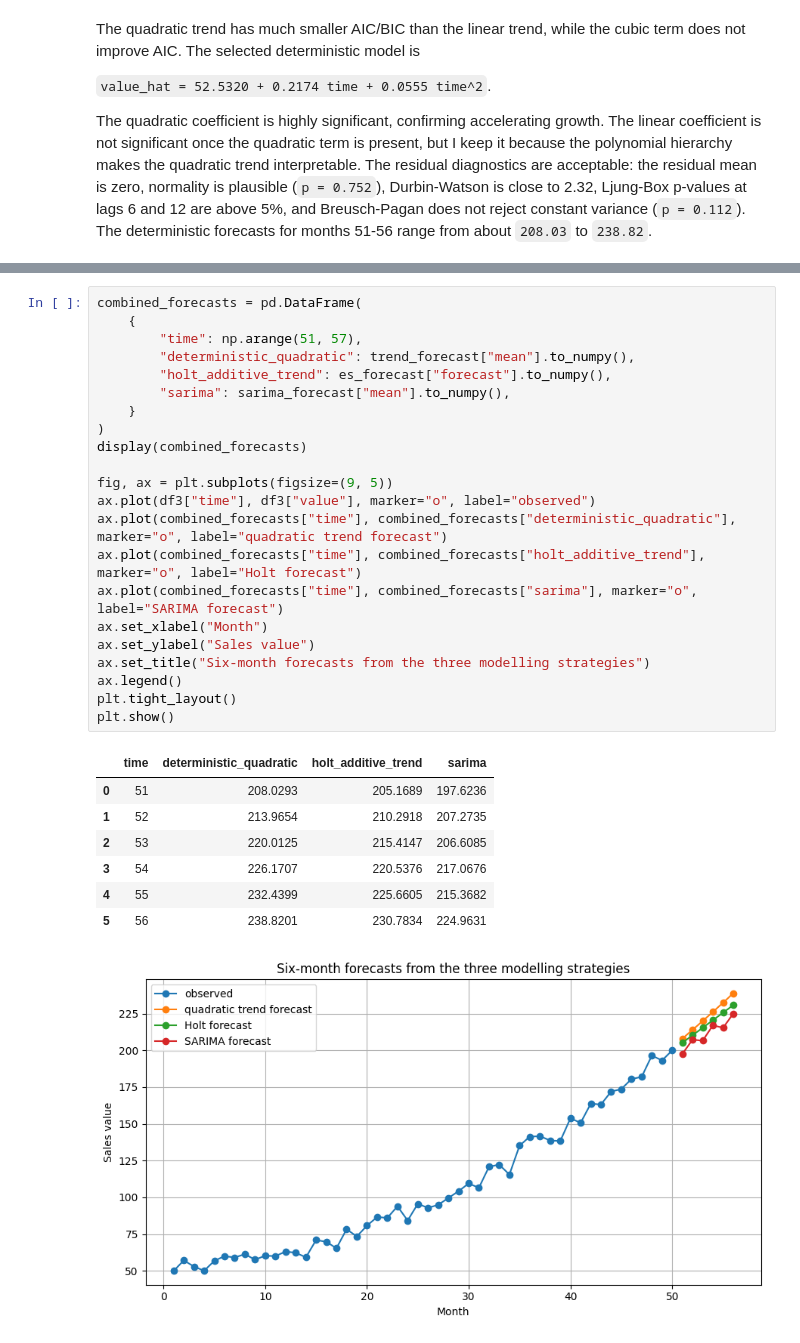
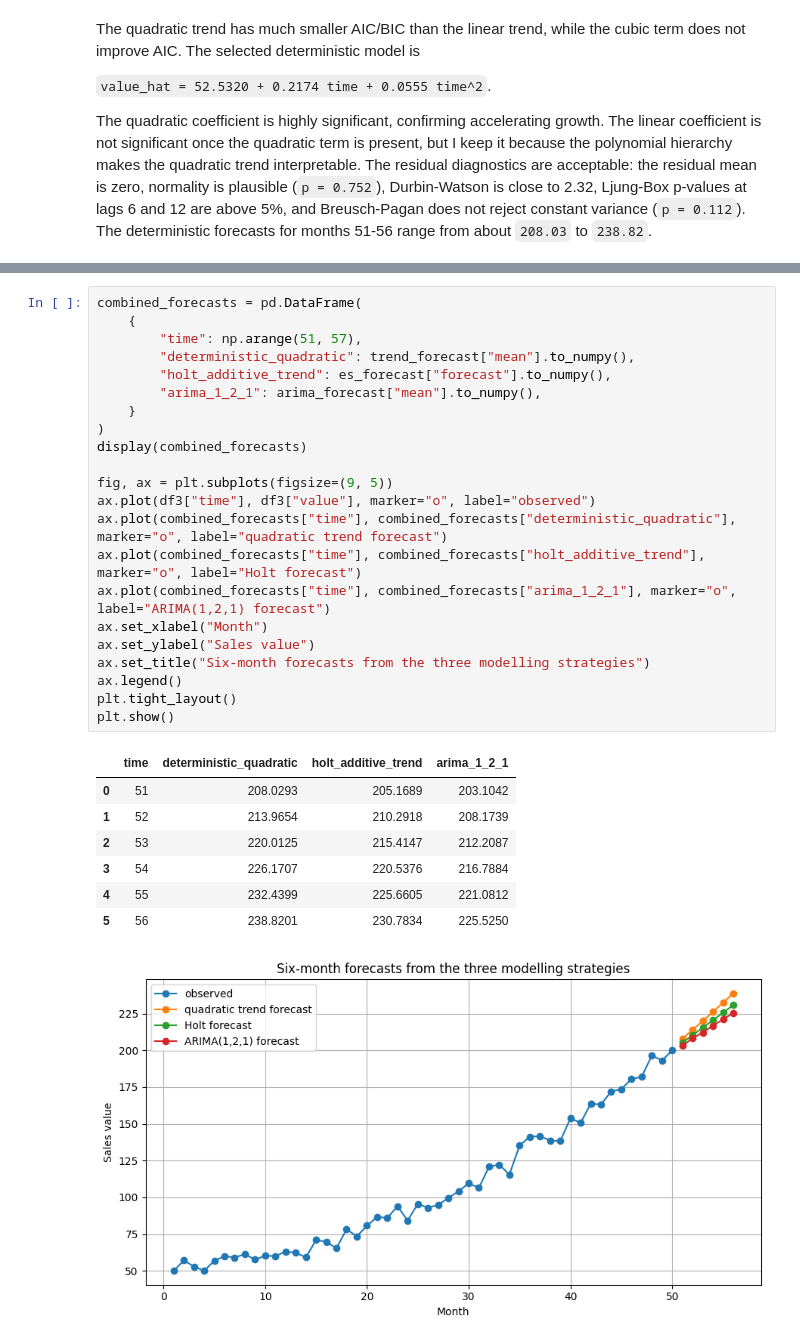
Before and after one commit to BlackLight54/MathStat-phd-assignment, a Jupyter notebook: Farkas_Martin_homework.ipynb, the cells around one changed output, grey strips where cells are left out. Cells and saved outputs as stored; diff of their text form.

```diff
--- a/assignment.ipynb
+++ b/Farkas_Martin_homework.ipynb
@@ -562,32 +542,32 @@ The nonseasonal MA coefficient is significant at 5% (`p = 0.0178`), while the se
 # %%
 combined_forecasts = pd.DataFrame(
     {
         "time": np.arange(51, 57),
         "deterministic_quadratic": trend_forecast["mean"].to_numpy(),
         "holt_additive_trend": es_forecast["forecast"].to_numpy(),
-        "sarima": sarima_forecast["mean"].to_numpy(),
+        "arima_1_2_1": arima_forecast["mean"].to_numpy(),
     }
 )
 display(combined_forecasts)
 
 fig, ax = plt.subplots(figsize=(9, 5))
 ax.plot(df3["time"], df3["value"], marker="o", label="observed")
 ax.plot(combined_forecasts["time"], combined_forecasts["deterministic_quadratic"], marker="o", label="quadratic trend forecast")
 ax.plot(combined_forecasts["time"], combined_forecasts["holt_additive_trend"], marker="o", label="Holt forecast")
-ax.plot(combined_forecasts["time"], combined_forecasts["sarima"], marker="o", label="SARIMA forecast")
+ax.plot(combined_forecasts["time"], combined_forecasts["arima_1_2_1"], marker="o", label="ARIMA(1,2,1) forecast")
 ax.set_xlabel("Month")
 ax.set_ylabel("Sales value")
 ax.set_title("Six-month forecasts from the three modelling strategies")
 ax.legend()
 plt.tight_layout()
 plt.show()
 # %% [output]
-|  | time | deterministic_quadratic | holt_additive_trend | sarima |
-| 0 | 51 | 208.0293 | 205.1689 | 197.6236 |
-| 1 | 52 | 213.9654 | 210.2918 | 207.2735 |
-| 2 | 53 | 220.0125 | 215.4147 | 206.6085 |
-| 3 | 54 | 226.1707 | 220.5376 | 217.0676 |
-| 4 | 55 | 232.4399 | 225.6605 | 215.3682 |
-| 5 | 56 | 238.8201 | 230.7834 | 224.9631 |
+|  | time | deterministic_quadratic | holt_additive_trend | arima_1_2_1 |
+| 0 | 51 | 208.0293 | 205.1689 | 203.1042 |
+| 1 | 52 | 213.9654 | 210.2918 | 208.1739 |
+| 2 | 53 | 220.0125 | 215.4147 | 212.2087 |
+| 3 | 54 | 226.1707 | 220.5376 | 216.7884 |
+| 4 | 55 | 232.4399 | 225.6605 | 221.0812 |
+| 5 | 56 | 238.8201 | 230.7834 | 225.5250 |
-[figure, old version]
+[figure, new version]
 # %% [markdown]
```
Also changed, not shown: parts of 7 cells of this notebook.
